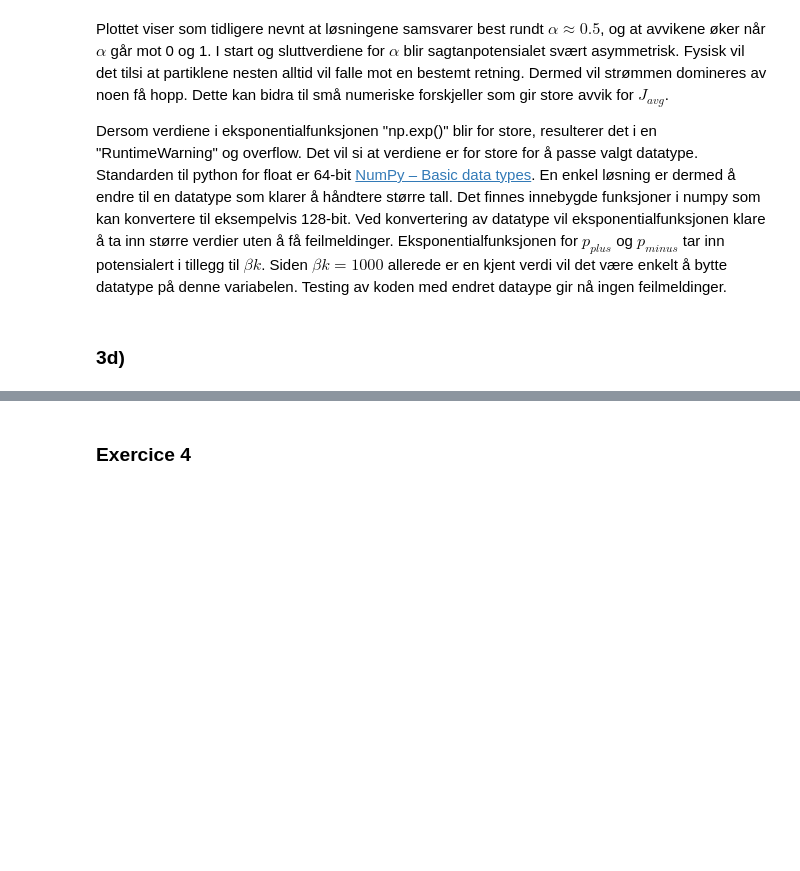
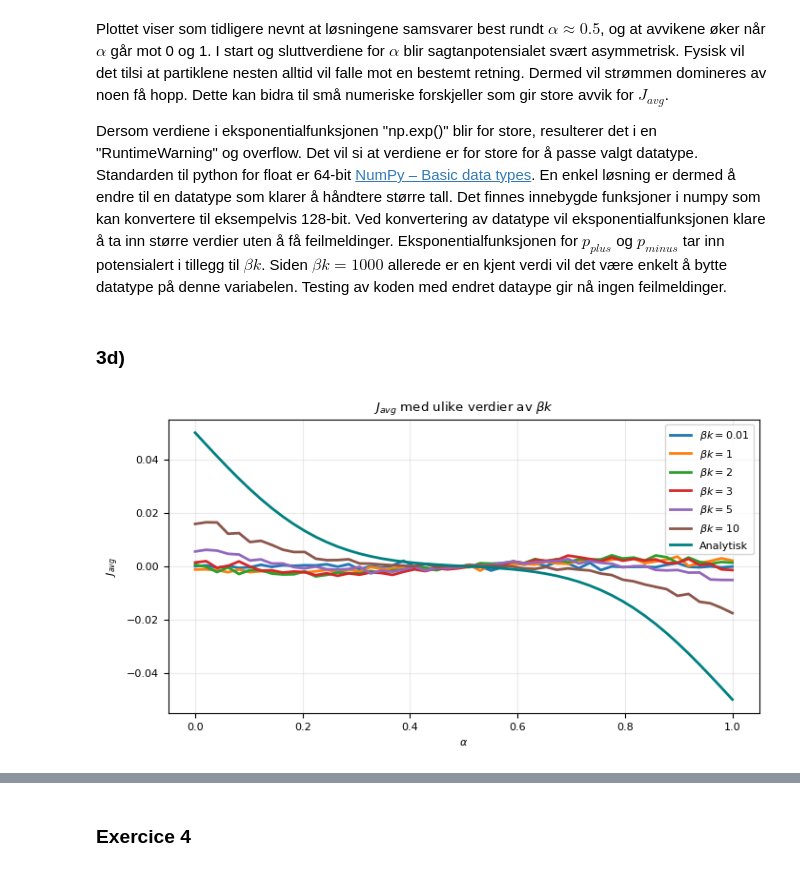
Before and after one commit to selmaberg05/TMA4320-Prosjekt2-gruppe-Andrihol-Emilyan-Selmahbe, a Jupyter notebook: Prosjekt2.ipynb, the cells around one changed output, grey strips where cells are left out. Drawn from its saved outputs; the diff is of its cells as text; code cells hidden in the pictures; blank space fills up the shorter version.

```diff
--- a/Prosjekt2.ipynb
+++ b/Prosjekt2.ipynb
@@ -923,95 +935,22 @@ Dersom verdiene i eksponentialfunksjonen "np.exp()" blir for store, resulterer d
 # %% [markdown]
 ### 3d)
 # %%
-
-h = 1
-N_x = 100
-P = 2 * N_x
-N_p = 12 * N_x
-T_p = 500
 
 Beta_k_vals = [0.01, 1, 2, 3, 5, 10]
 
-alpha_vals = np.linspace(0, 1, 50)
-
-def J_ana(alpha):
-
-    sqr = np.sqrt(3 / T_p)
-    a = ((alpha * N_x) / 2) * sqr
-    b = (((1 - alpha) * N_x) / 2) * sqr
-    return (N_x / (4 * T_p) ) * (math.erfc(a) - math.erfc(b))
-
-
-
-def build_V1(alpha, N_x):
-    peak = int(alpha * (N_x - 1))
-    n = np.arange(N_x)
-    V = np.zeros(N_x, dtype=float)
-
-    left = (n <= peak)
-    right = (n > peak)
-
-    V[left]  = n[left] / max(peak, 1)
-    V[right] = (N_x - 1 - n[right]) / max((N_x - 1 - peak), 1)
-
-    return np.concatenate([V, V])
-
-V2 = np.zeros(P)
-plt.figure(figsize=(8, 5))
+plt.figure()
 
 for Beta_k in Beta_k_vals:
+    J_avg_alpha(alpha_vals, T_p=T_p, N_x=N_x, Beta_k=Beta_k, N_p=N_p, oppgave='d')
 
-    J_num = np.zeros_like(alpha_vals, dtype=float)
+#hvis du også vil ha analytisk kurve:
+plt.plot(alpha_vals, J_analytical, label="Analytisk", color="teal")
 
-    for i, alpha in enumerate(alpha_vals):
-
-        V1 = build_V1(alpha, N_x)
-
-        x = np.array(int(N_p / 2) * [0, N_x], dtype=int)
-
-        J_sum = 0
-
-        for j in range(2 * T_p):
-
-            if (j < T_p):
-                V = V2
-            else:
-                V = V1
-
-            V_l = V[(x - 1) % P]
-            V_0 = V[x]
-            V_r = V[(x + 1) % P]
-
-            p_plus  = 1 / (1 + np.exp(-Beta_k*(V_l - V_r)) + np.exp(-Beta_k*(V_0 - V_r)))
-            p_minus = 1 / (1 + np.exp(-Beta_k*(V_r - V_l)) + np.exp(-Beta_k*(V_0 - V_l)))
-
-            r = np.random.rand(N_p)
-
-            pos = np.zeros_like(x) # tomt array med posisjon 0
-            pos[r < p_minus] = -1
-            pos[r > 1 - p_plus] = +1
-
-            n_plus  = np.sum(pos == 1) # teller hvor mange partikelr som gikk til høyre
-            n_minus = np.sum(pos == -1) # teller hvor mange partikelr som gikk til venstre
-            J_t = (n_plus - n_minus) / N_p  # current J[i]
-
-            J_sum += J_t
-            x = (x + pos) % P  # randbet, x0 -> x199
-
-
-        J_num[i] = J_sum / (2 * T_p)
-
-    plt.plot(alpha_vals, J_num, label=rf"$\beta k = {Beta_k}$")
-
-J_analytical = np.zeros_like(alpha_vals, dtype=float)
-
-for i, alpha in enumerate(alpha_vals):
-    J_analytical[i] = J_ana(alpha)
-
-plt.plot(alpha_vals, J_analytical, label="Analytisk", color = "teal")
 plt.grid(alpha=0.25)
 plt.xlabel(r"$\alpha$")
-plt.ylabel("$J_{avg}$")
+plt.ylabel(r"$J_{avg}$")
 plt.title(r"$J_{avg}$ med ulike verdier av $\beta k$")
-plt.legend(loc = "upper right")
+plt.legend(loc="upper right")
 plt.show()
+# %% [output]
+[figure, added]
```
Also changed, not shown: parts of 4 cells of this notebook.
